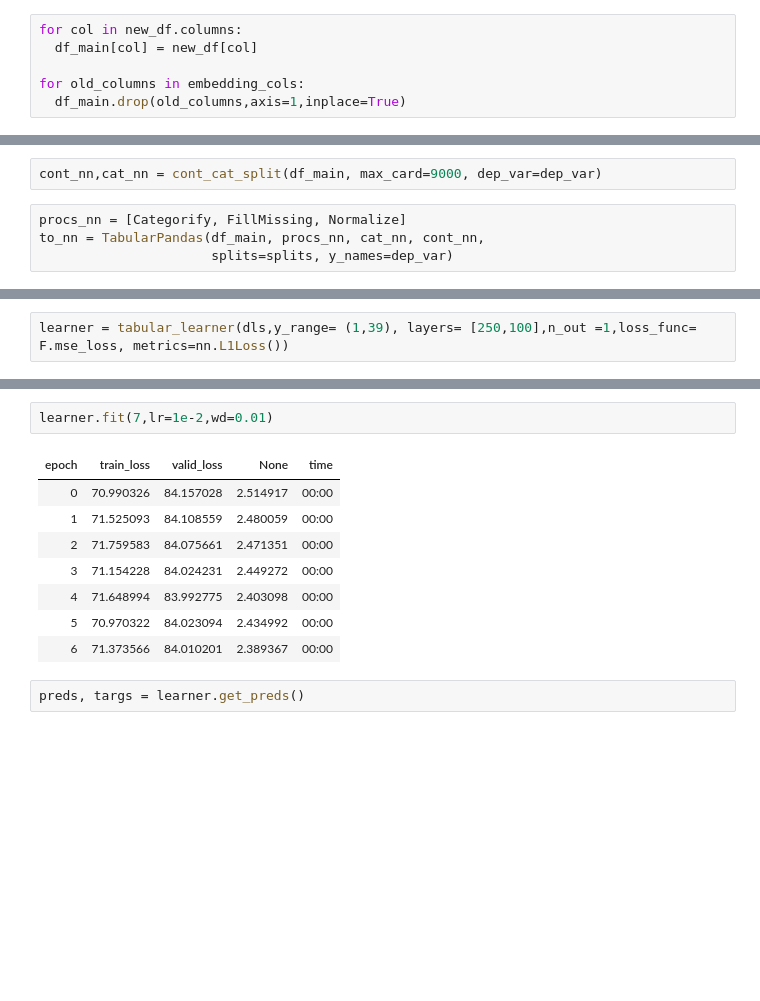
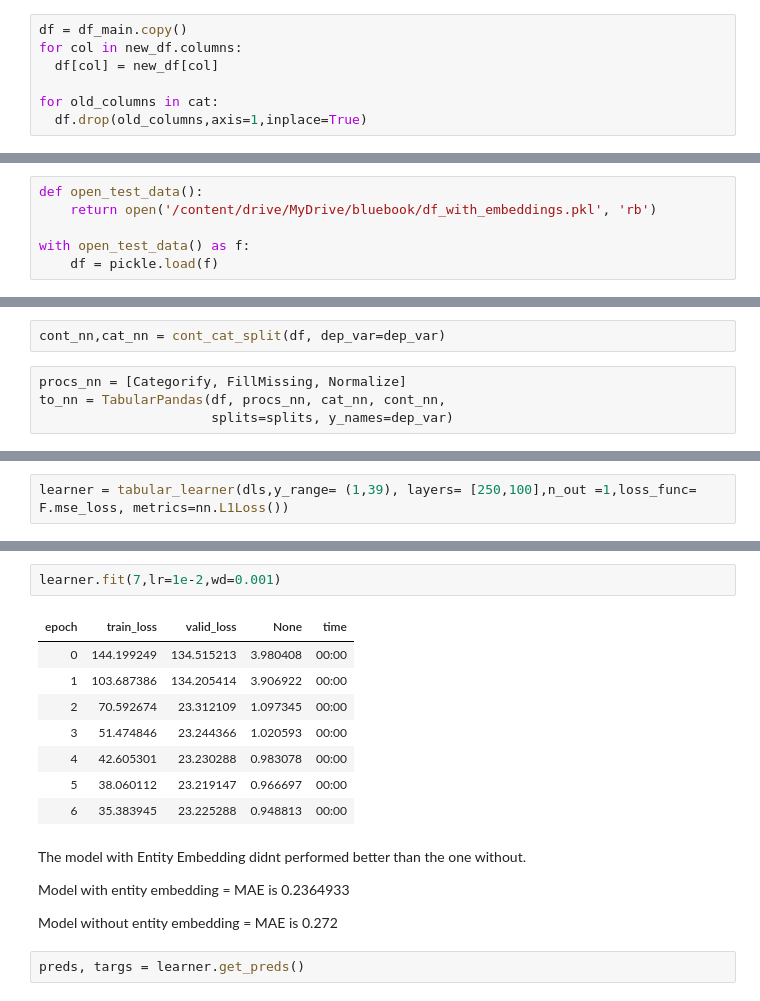
Before and after one commit to akshaypt7/amazon_sales_prediction, a Jupyter notebook: project_01_06_embedding_using_fast_ai.ipynb, the cells around one changed output, grey strips where cells are left out. Cells and saved outputs as stored; diff of their text form; blank space fills up the shorter version.

```diff
--- a/project_01_06_embedding_using_fast_ai.ipynb
+++ b/project_01_06_embedding_using_fast_ai.ipynb
@@ -453,6 +226,7 @@ df_main.shape
 # %%
+df = df_main.copy()
 for col in new_df.columns:
-  df_main[col] = new_df[col]
+  df[col] = new_df[col]
 
-for old_columns in embedding_cols:
-  df_main.drop(old_columns,axis=1,inplace=True)
+for old_columns in cat:
+  df.drop(old_columns,axis=1,inplace=True)
@@ -462,0 +239,6 @@ df_main.shape
+# %%
+def open_test_data():
+    return open('/content/drive/MyDrive/bluebook/df_with_embeddings.pkl', 'rb')
+
+with open_test_data() as f:
+    df = pickle.load(f)
@@ -463,8 +249,8 @@ df_main.shape
 # %% [markdown]
 ### Working with Embedding on Neural Network & Random Forest
 # %%
-cont_nn,cat_nn = cont_cat_split(df_main, max_card=9000, dep_var=dep_var)
+cont_nn,cat_nn = cont_cat_split(df, dep_var=dep_var)
 # %%
 procs_nn = [Categorify, FillMissing, Normalize]
-to_nn = TabularPandas(df_main, procs_nn, cat_nn, cont_nn,
+to_nn = TabularPandas(df, procs_nn, cat_nn, cont_nn,
                       splits=splits, y_names=dep_var)
@@ -498,14 +278,21 @@ learner.fit(7,lr=1e-2)
 # %%
-learner.fit(7,lr=1e-2,wd=0.01)
+learner.fit(7,lr=1e-2,wd=0.001)
 # %% [output]
 | epoch | train_loss | valid_loss | None | time |
-| 0 | 70.990326 | 84.157028 | 2.514917 | 00:00 |
-| 1 | 71.525093 | 84.108559 | 2.480059 | 00:00 |
-| 2 | 71.759583 | 84.075661 | 2.471351 | 00:00 |
-| 3 | 71.154228 | 84.024231 | 2.449272 | 00:00 |
-| 4 | 71.648994 | 83.992775 | 2.403098 | 00:00 |
-| 5 | 70.970322 | 84.023094 | 2.434992 | 00:00 |
-| 6 | 71.373566 | 84.010201 | 2.389367 | 00:00 |
+| 0 | 144.199249 | 134.515213 | 3.980408 | 00:00 |
+| 1 | 103.687386 | 134.205414 | 3.906922 | 00:00 |
+| 2 | 70.592674 | 23.312109 | 1.097345 | 00:00 |
+| 3 | 51.474846 | 23.244366 | 1.020593 | 00:00 |
+| 4 | 42.605301 | 23.230288 | 0.983078 | 00:00 |
+| 5 | 38.060112 | 23.219147 | 0.966697 | 00:00 |
+| 6 | 35.383945 | 23.225288 | 0.948813 | 00:00 |
+# %% [markdown]
+The model with Entity Embedding didnt performed better than the one without.
+
+Model with entity embedding = MAE is 0.2364933
+
+
+Model without entity embedding = MAE is 0.272
 # %%
 preds, targs = learner.get_preds()
 # %% [output]
```
Also changed, not shown: parts of 80 cells of this notebook.
